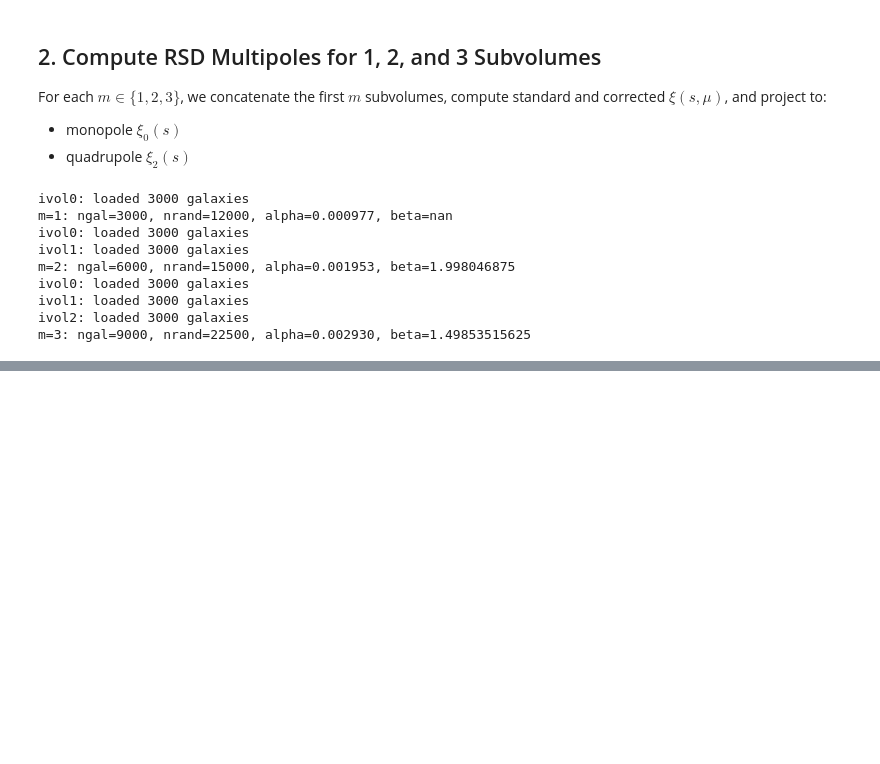
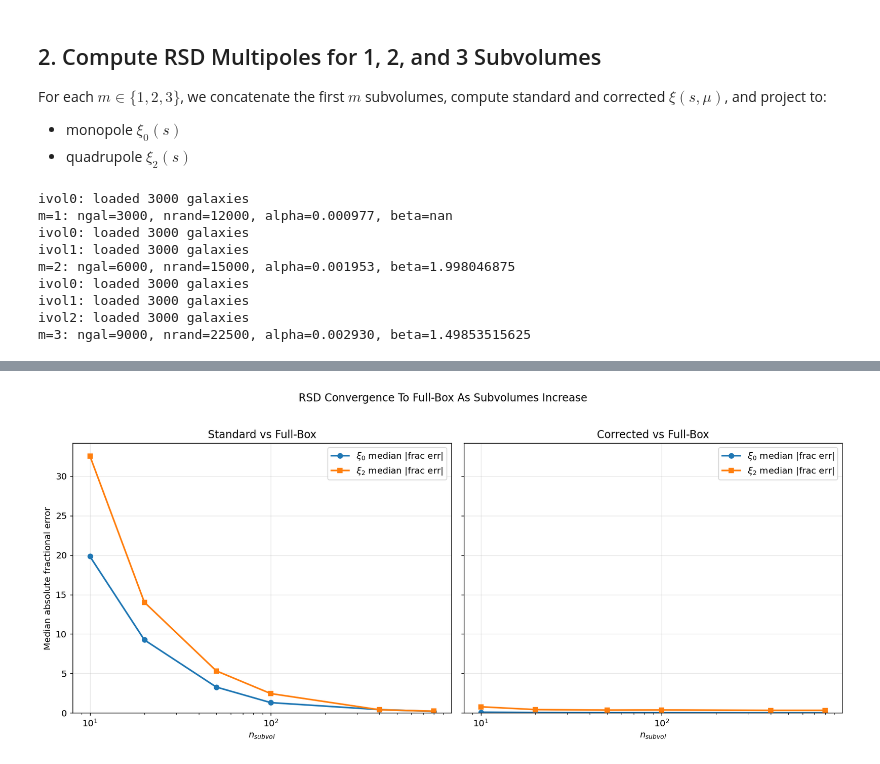
Before and after one commit to OscarHickman/galform_analysis, a Jupyter notebook: examples/redshift_space_distortions/rsd_weighted_correction.ipynb, the cells around one changed output, grey strips where cells are left out. Saved outputs shown, nothing was run; the diff lists cells and outputs as text; code cells hidden in the pictures; blank space fills up the shorter version.

```diff
--- a/examples/redshift_space_distortions/rsd_weighted_correction.ipynb
+++ b/examples/redshift_space_distortions/rsd_weighted_correction.ipynb
@@ -8,6 +8,7 @@ This notebook validates the `compute_weighted_rsd_multipoles` algorithm implemen
 We apply sub-vol weighting to isolate the expected Monopole ($\xi_0$) and Quadrupole ($\xi_2$), completely bypassing the substantial anisotropic smearing bias artificially introduced by subsampling!
 # %%
 import numpy as np
+import pandas as pd
 import matplotlib.pyplot as plt
 import sys
 from pathlib import Path
@@ -21,8 +22,12 @@ from galform_analysis.analysis.redshift_space_distortions.subvol_weighted_multip
 from galform_analysis.utils.read_galaxies import read_galaxy_arrays
 from galform_analysis.config import Cosmology, get_snapshot_redshift
 
-plt.rcParams["figure.dpi"] = 120
-plt.rcParams["font.size"] = 13
+# Default plotting style used across the project notebooks
+plt.rcParams["figure.figsize"] = (14, 6)
+plt.rcParams["font.size"] = 11
+plt.rcParams["figure.dpi"] = 130
+plt.rcParams["axes.grid"] = True
+plt.rcParams["grid.alpha"] = 0.3
 # %% [markdown]
 ## 1. Load Real GALFORM Galaxies (Lightweight Notebook Sample)
 This section uses real GALFORM outputs (the same source tree used by the SLURM jobs), but only a small subset so it runs interactively.
@@ -217,0 +251,72 @@ plt.show()
+# %%
+from glob import glob
+
+fullbox_path = Path("../../data/redshift_space_distortions/fullbox/lc16/L800/rsd_fullbox_standard_L800_lc16_iz155.csv")
+normal_glob = "../../data/redshift_space_distortions/subvol_jobs/lc16/L800/iz155/normal/rsd_subvol_normal_L800_lc16_iz155_n*.csv"
+corrected_glob = "../../data/redshift_space_distortions/subvol_jobs/lc16/L800/iz155/corrected/rsd_subvol_corrected_L800_lc16_iz155_n*.csv"
+
+fullbox = pd.read_csv(fullbox_path).sort_values("s")
+
+
+def parse_nsubvol(path_str: str) -> int:
+    name = Path(path_str).name
+    return int(name.split("_n")[-1].replace(".csv", ""))
+
+
+def mode_convergence(files, mode_label):
+    rows = []
+    for fp in sorted(files, key=parse_nsubvol):
+        n_sub = parse_nsubvol(fp)
+        df = pd.read_csv(fp).sort_values("s")
+
+        merged = pd.merge(
+            df[["s", "xi0", "xi2"]],
+            fullbox[["s", "xi0", "xi2"]],
+            on="s",
+            suffixes=("_run", "_full"),
+            how="inner",
+        )
+
+        eps = 1e-8
+        frac0 = np.abs((merged["xi0_run"] - merged["xi0_full"]) / (np.abs(merged["xi0_full"]) + eps))
+        frac2 = np.abs((merged["xi2_run"] - merged["xi2_full"]) / (np.abs(merged["xi2_full"]) + eps))
+
+        rows.append(
+            {
+                "mode": mode_label,
+                "n_subvol": n_sub,
+                "med_abs_frac_xi0": float(np.nanmedian(frac0)),
+                "med_abs_frac_xi2": float(np.nanmedian(frac2)),
+            }
+        )
+
+    return pd.DataFrame(rows).sort_values("n_subvol")
+
+normal_df = mode_convergence(glob(normal_glob), "standard")
+corrected_df = mode_convergence(glob(corrected_glob), "corrected")
+
+fig, axes = plt.subplots(1, 2, figsize=(14, 6), sharey=True)
+
+for ax, dfi, title in [
+    (axes[0], normal_df, "Standard"),
+    (axes[1], corrected_df, "Corrected"),
+]:
+    ax.plot(dfi["n_subvol"], dfi["med_abs_frac_xi0"], marker="o", lw=2, label=r"$\xi_0$ median |frac err|")
+    ax.plot(dfi["n_subvol"], dfi["med_abs_frac_xi2"], marker="s", lw=2, label=r"$\xi_2$ median |frac err|")
+    ax.set_xscale("log")
+    ax.set_xlabel(r"$n_{subvol}$")
+    ax.set_title(f"{title} vs Full-Box")
+    ax.set_ylim(bottom=0)
+    ax.legend()
+
+axes[0].set_ylabel("Median absolute fractional error")
+plt.suptitle("RSD Convergence To Full-Box As Subvolumes Increase", y=1.02)
+plt.tight_layout()
+plt.show()
+
+print("Standard convergence table:")
+display(normal_df)
+print("Corrected convergence table:")
+display(corrected_df)
+# %% [output]
+[figure, added]
```
Also changed, not shown: parts of 4 cells of this notebook, 4 other files.
